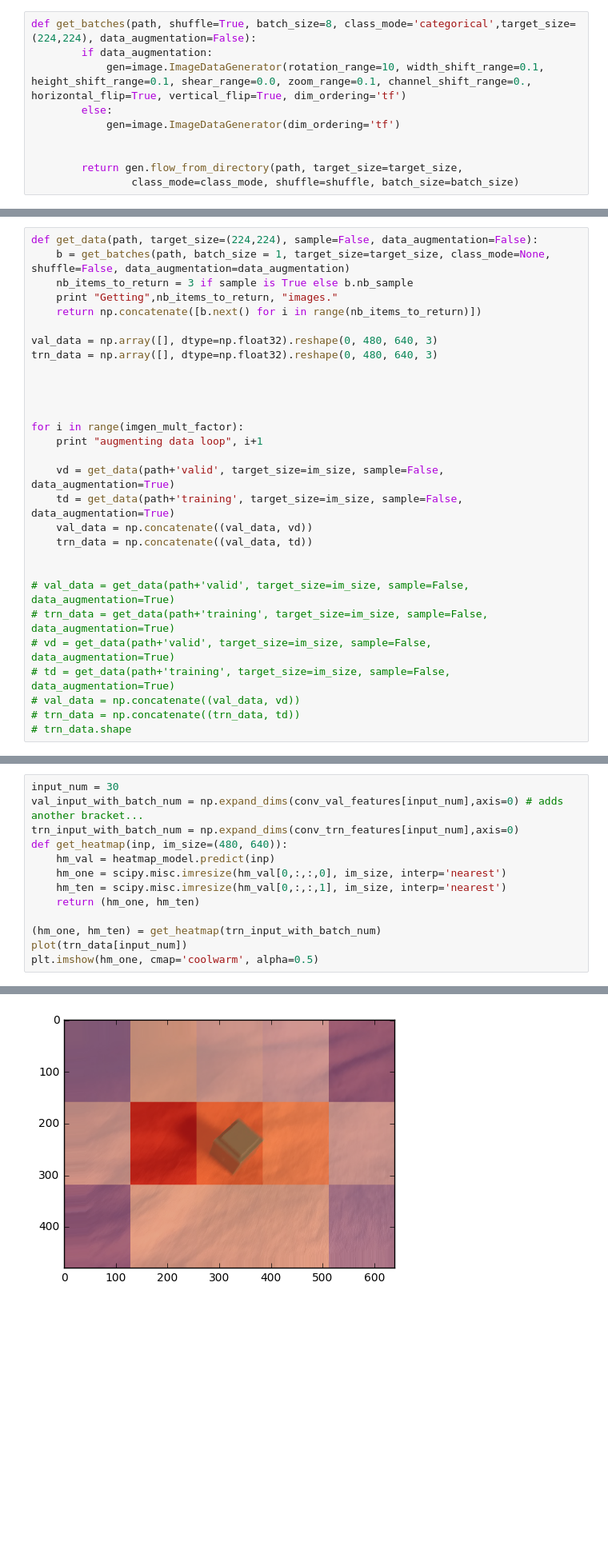
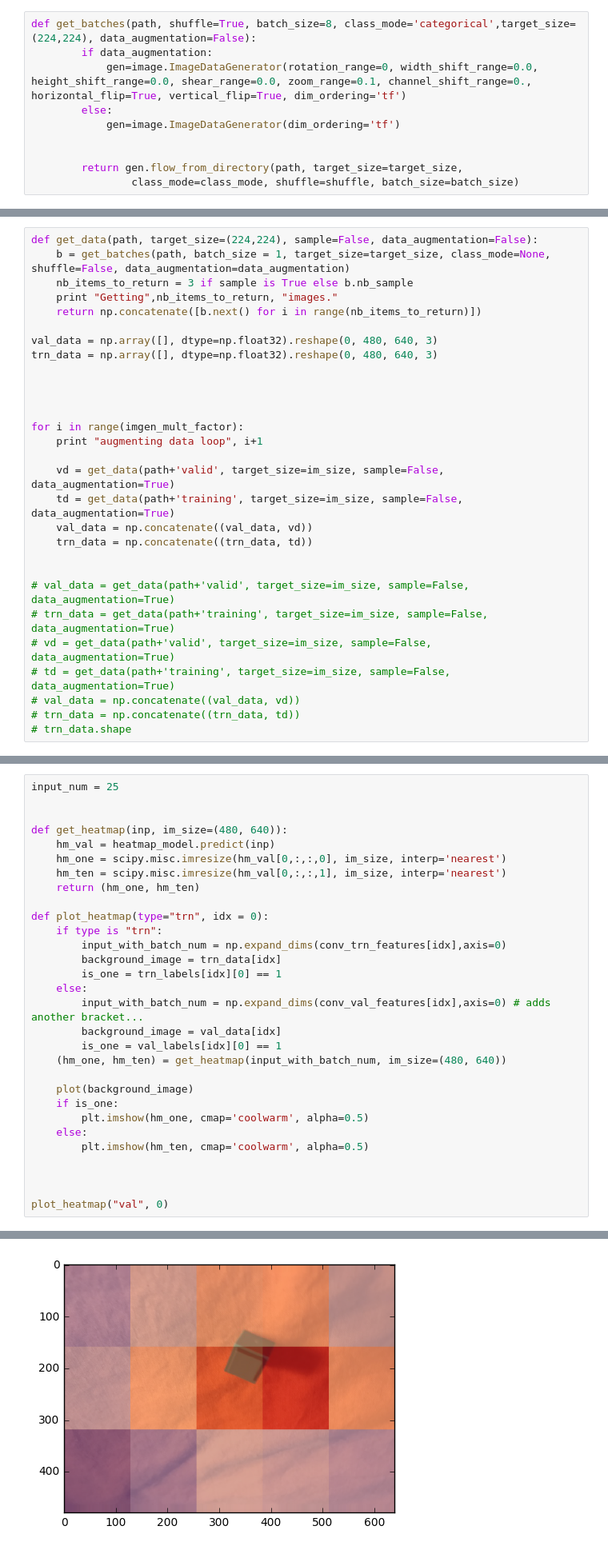
Before and after one commit to jeanfredericplante/blocks_classifier, a Jupyter notebook: notebooks/nbs/block_classifier_with_bounding_boxes.ipynb, the cells around one changed output, grey strips where cells are left out. Shown at 80% size. Cells and saved outputs as stored; diff of their text form; blank space fills up the shorter version.

Commit message:
add better vizualation of heatmaps

```diff
--- a/notebooks/nbs/block_classifier_with_bounding_boxes.ipynb
+++ b/notebooks/nbs/block_classifier_with_bounding_boxes.ipynb
@@ -36,7 +36,7 @@ path = DATA_HOME_DIR  #'/sample/'
 # %%
 def get_batches(path, shuffle=True, batch_size=8, class_mode='categorical',target_size=(224,224), data_augmentation=False):
         if data_augmentation:
-            gen=image.ImageDataGenerator(rotation_range=10, width_shift_range=0.1, height_shift_range=0.1, shear_range=0.0, zoom_range=0.1, channel_shift_range=0., horizontal_flip=True, vertical_flip=True, dim_ordering='tf')
+            gen=image.ImageDataGenerator(rotation_range=0, width_shift_range=0.0, height_shift_range=0.0, shear_range=0.0, zoom_range=0.1, channel_shift_range=0., horizontal_flip=True, vertical_flip=True, dim_ordering='tf')
         else:
             gen=image.ImageDataGenerator(dim_ordering='tf')
 
@@ -79,7 +79,7 @@ for i in range(imgen_mult_factor):
     vd = get_data(path+'valid', target_size=im_size, sample=False, data_augmentation=True)
     td = get_data(path+'training', target_size=im_size, sample=False, data_augmentation=True)
     val_data = np.concatenate((val_data, vd))
-    trn_data = np.concatenate((val_data, td))
+    trn_data = np.concatenate((trn_data, td))
 
 
 # val_data = get_data(path+'valid', target_size=im_size, sample=False, data_augmentation=True)
@@ -352,14 +347,31 @@ heatmap_model = Model(fc_tail_model.input, fc_tail_model.get_layer('last_conv').
 # %%
-input_num = 30
-val_input_with_batch_num = np.expand_dims(conv_val_features[input_num],axis=0) # adds another bracket...
-trn_input_with_batch_num = np.expand_dims(conv_trn_features[input_num],axis=0)
+input_num = 25
+
+
 def get_heatmap(inp, im_size=(480, 640)):
     hm_val = heatmap_model.predict(inp)
     hm_one = scipy.misc.imresize(hm_val[0,:,:,0], im_size, interp='nearest')
     hm_ten = scipy.misc.imresize(hm_val[0,:,:,1], im_size, interp='nearest')
     return (hm_one, hm_ten)
 
-(hm_one, hm_ten) = get_heatmap(trn_input_with_batch_num)
-plot(trn_data[input_num])
-plt.imshow(hm_one, cmap='coolwarm', alpha=0.5)
+def plot_heatmap(type="trn", idx = 0):
+    if type is "trn":
+        input_with_batch_num = np.expand_dims(conv_trn_features[idx],axis=0)
+        background_image = trn_data[idx]
+        is_one = trn_labels[idx][0] == 1
+    else:
+        input_with_batch_num = np.expand_dims(conv_val_features[idx],axis=0) # adds another bracket...
+        background_image = val_data[idx]
+        is_one = val_labels[idx][0] == 1
+    (hm_one, hm_ten) = get_heatmap(input_with_batch_num, im_size=(480, 640))
+
+    plot(background_image)
+    if is_one:
+        plt.imshow(hm_one, cmap='coolwarm', alpha=0.5)
+    else:
+        plt.imshow(hm_ten, cmap='coolwarm', alpha=0.5)
+
+
+
+plot_heatmap("val", 0)
 # %% [output]
@@ -367,4 +378,4 @@ plt.imshow(hm_one, cmap='coolwarm', alpha=0.5)
-[figure, old version]
+[figure, new version]
 # %% [markdown]
 # Check the results
 # %%
```
Also changed, not shown: parts of 12 cells of this notebook.
